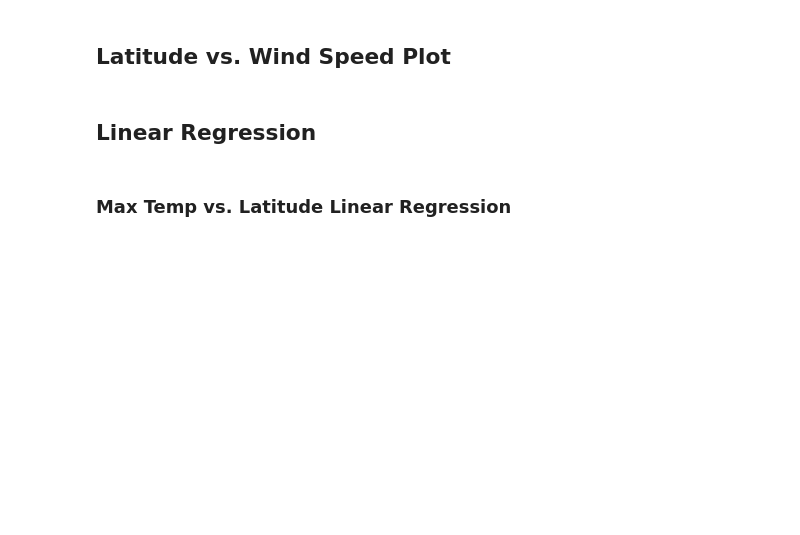
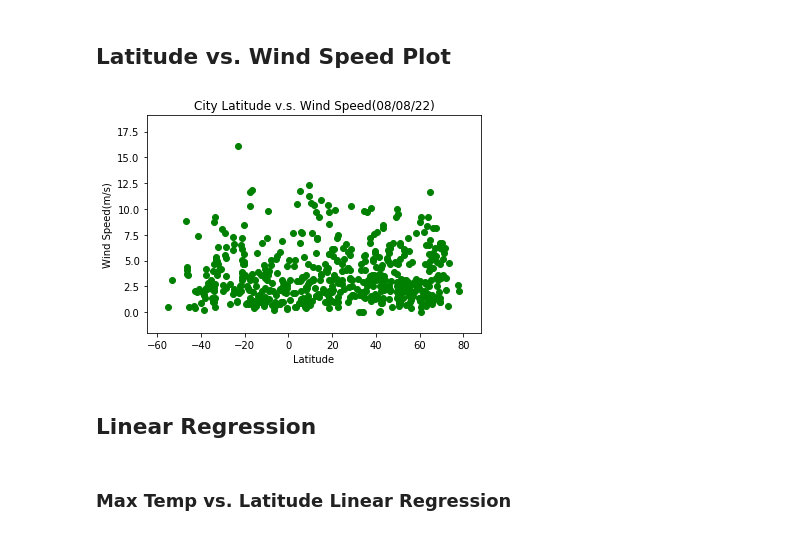
Before and after one commit to LynHJ/API, a Jupyter notebook: WeatherPy/WeatherPy.ipynb, the cells around one changed output. Saved outputs shown, nothing was run; the diff lists cells and outputs as text; code cells hidden in the pictures; blank space fills up the shorter version.

```diff
--- a/WeatherPy/WeatherPy.ipynb
+++ b/WeatherPy/WeatherPy.ipynb
@@ -119,2 +277,16 @@ Skip this step if there are no cities that have humidity > 100%.
 # %% [markdown]
 ## Latitude vs. Wind Speed Plot
+# %%
+Lat=clean_city_data['Lat']
+WindSpeed=clean_city_data['Wind Speed']
+
+plt.scatter(Lat,WindSpeed,facecolor='green')
+plt.title('City Latitude v.s. Wind Speed('+time+')')
+plt.xlabel('Latitude')
+plt.ylabel('Wind Speed(m/s)')
+plt.xlim(min(Lat)-10,max(Lat)+10)
+plt.ylim(-2,max(WindSpeed)+3)
+
+plt.savefig('Output Data/LatWindSd.png',encoding='utf-8');
+# %% [output]
+[figure, added]
```
Also changed, not shown: parts of 42 cells of this notebook, 6 other files.
